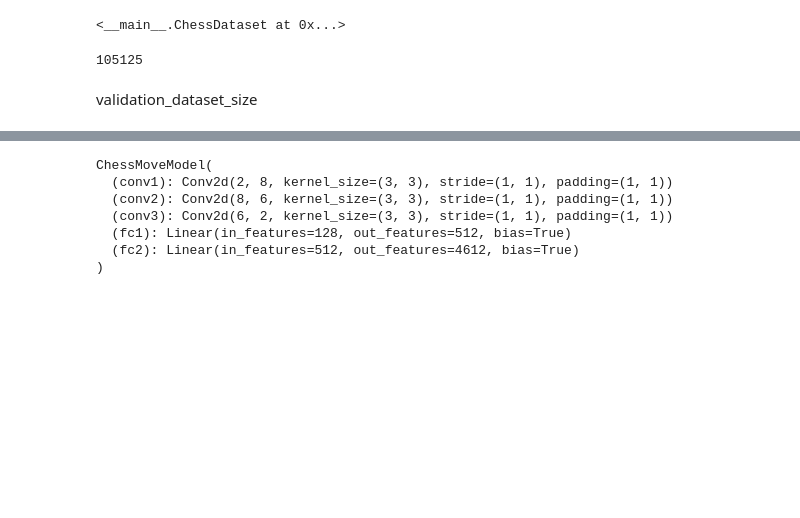
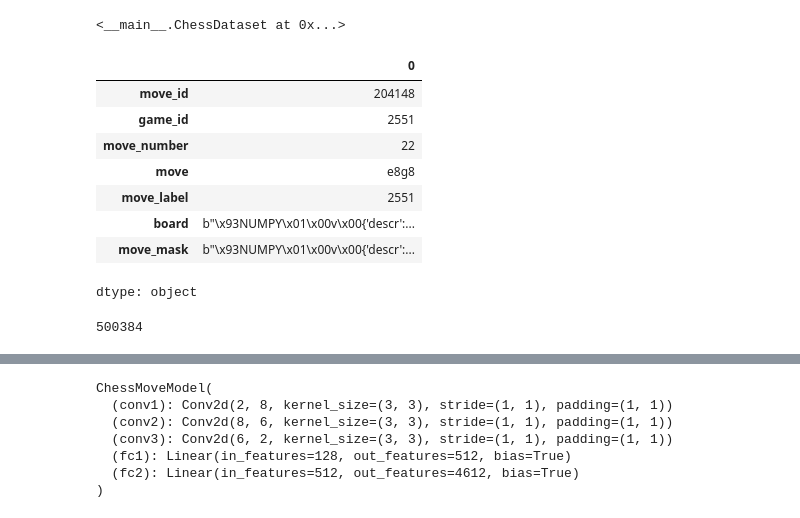
Before and after one commit to johnsonlarryl/csce-5218-semester-project, a Jupyter notebook: notebooks/pgn_records_colab_training.ipynb, the cells around one changed output, grey strips where cells are left out. Cells and saved outputs as stored; diff of their text form; code cells hidden in the pictures; blank space fills up the shorter version.

```diff
--- a/notebooks/pgn_records_colab_training.ipynb
+++ b/notebooks/pgn_records_colab_training.ipynb
@@ -98,0 +128,26 @@ def make_move(board:Board, moves:Iterator) -> Move:
+# %%
+Base = declarative_base()
+
+@dataclass
+class ChessPredictionMove(Base):
+    __tablename__ = 'moves'
+    move_id: int = Column(BigInteger, primary_key=True, autoincrement=True)
+    game_id: int = Column(Integer, ForeignKey('games.game_id'))
+    move_number: int = Column(Integer)
+    move: str = Column(String(20))
+    board = Column(LargeBinary)
+    move_mask = Column(LargeBinary)
+    move_label = Column(Integer)
+
+    @staticmethod
+    def serialize_array(array: np.ndarray) ->bytes:
+        buffer = io.BytesIO()
+        np.save(buffer, array)
+
+        return buffer.getvalue()
+
+    @staticmethod
+    def deserialize_array(binary_data) -> np.ndarray:
+        buffer = io.BytesIO(binary_data)
+
+        return np.load(buffer)
@@ -98,0 +270,3 @@ def make_move(board:Board, moves:Iterator) -> Move:
+# %%
+all_moves = PGNDAO.get_chess_moves()
+all_moves
@@ -443,11 +605,23 @@ pgn_games = all_games[PGN_COLUMN].tolist()
 # %%
-chess_dataset = ChessDataset(pgn_games)
+chess_dataset = ChessDataset(all_moves)
 chess_dataset
 # %% [output]
 <__main__.ChessDataset at 0x...>
+# %%
+chess_dataset.moves.iloc[0]
+# %% [output]
+|  | 0 |
+| move_id | 204148 |
+| game_id | 2551 |
+| move_number | 22 |
+| move | e8g8 |
+| move_label | 2551 |
+| board | b"\x93NUMPY\x01\x00v\x00{'descr':... |
+| move_mask | b"\x93NUMPY\x01\x00v\x00{'descr':... |
+dtype: object
 # %%
-total_number_of_games = len(all_games)
-total_number_of_games
+total_number_of_moves = len(all_moves)
+total_number_of_moves
 # %% [output]
-105125
+500384
 # %%
@@ -457,5 +631,3 @@ test_dataset_size = total_number_of_games - train_dataset_size - validation_data
-# %% [markdown]
-validation_dataset_size
 # %%
 train_dataset, validation_dataset, test_dataset = random_split(chess_dataset, [train_dataset_size, validation_dataset_size, test_dataset_size])
 # %%
```
Also changed, not shown: parts of 99 cells of this notebook, 4 other files.
